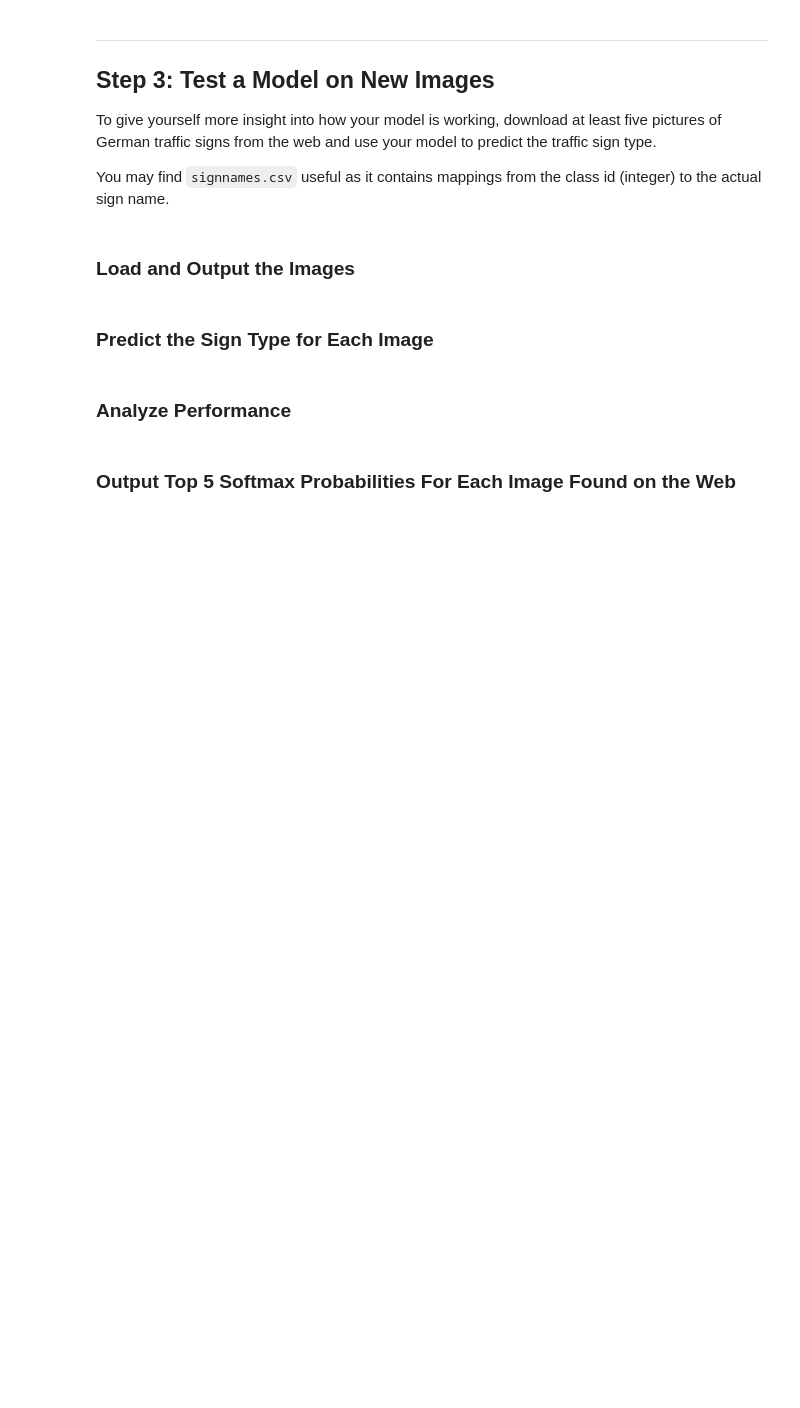
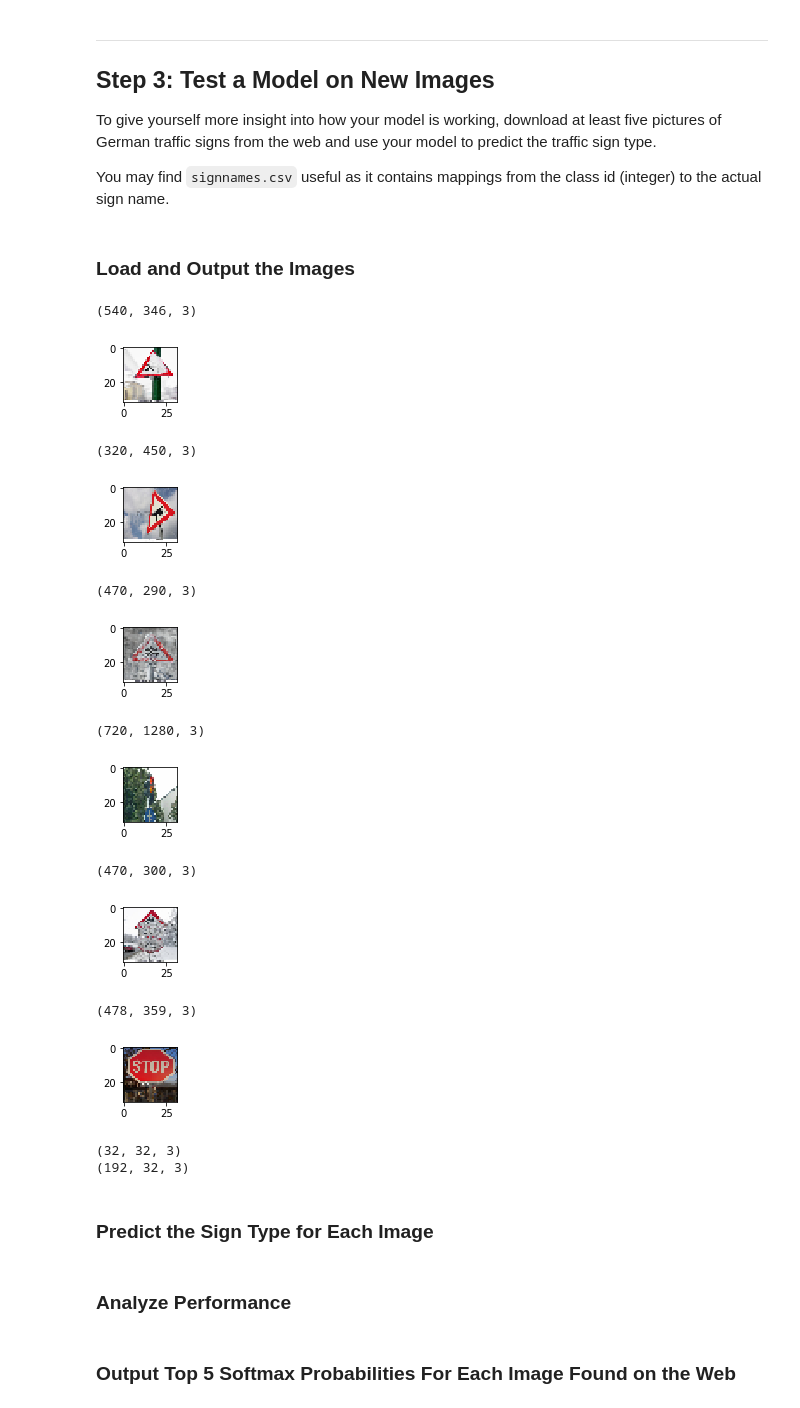
Before and after one commit to SIakovlev/CarND_Term1_P2, a Jupyter notebook: Traffic_Sign_Classifier_3stages.ipynb, the cells around one changed output. Drawn from its saved outputs; the diff is of its cells as text; code cells hidden in the pictures; blank space fills up the shorter version.

```diff
--- a/Traffic_Sign_Classifier_3stages.ipynb
+++ b/Traffic_Sign_Classifier_3stages.ipynb
@@ -320,2 +245,0 @@ X_train = np.vstack((X_train, affine_transform(X_train), rotate_20_rand(X_train)
-# %%
-y_train = np.hstack((y_train, y_train, y_train))
@@ -335,0 +284,6 @@ plt.show()
+# %%
+def set_augment(X):
+    X_aug = np.empty(shape=X.shape)
+    for i, img in enumerate(X):
+        X_aug[i] = image_augment(img)
+    return X_aug
@@ -595,3 +570,43 @@ You may find `signnames.csv` useful as it contains mappings from the class id (i
+# %%
+### Load the images and plot them here.
+### Feel free to use as many code cells as needed.
+
+def load_images_from_folder(folder):
+    images = []
+    for filename in os.listdir(folder):
+        img = cv2.imread(os.path.join(folder,filename))
+        if img is not None:
+            images.append(img)
+    return images
+
+images = load_images_from_folder('test_images/')
+
+for i, image in enumerate(images):
+    temp = np.copy(image)
+    temp = cv2.cvtColor(temp, cv2.COLOR_BGR2RGB)
+    images[i] = cv2.resize(temp, (32, 32))
+    print(image.shape)
+    plt.figure(figsize=(1,1))
+    plt.imshow(images[i])
+    plt.show()
+print(images[0].shape)
+im = np.vstack(images)
+print(im.shape)
+# %% [output]
+(540, 346, 3)
+[figure, added]
+(320, 450, 3)
+[figure, added]
+(470, 290, 3)
+[figure, added]
+(720, 1280, 3)
+[figure, added]
+(470, 300, 3)
+[figure, added]
+(478, 359, 3)
+[figure, added]
+(32, 32, 3)
+(192, 32, 3)
 # %% [markdown]
 ### Predict the Sign Type for Each Image
 # %%
```
Also changed, not shown: parts of 25 cells of this notebook.
